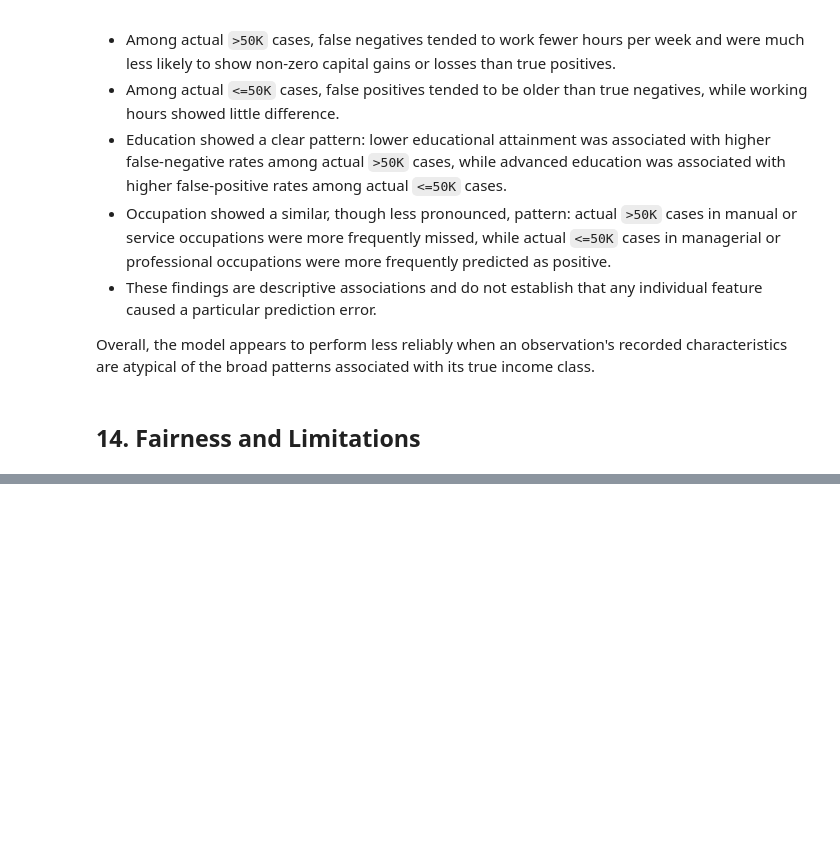
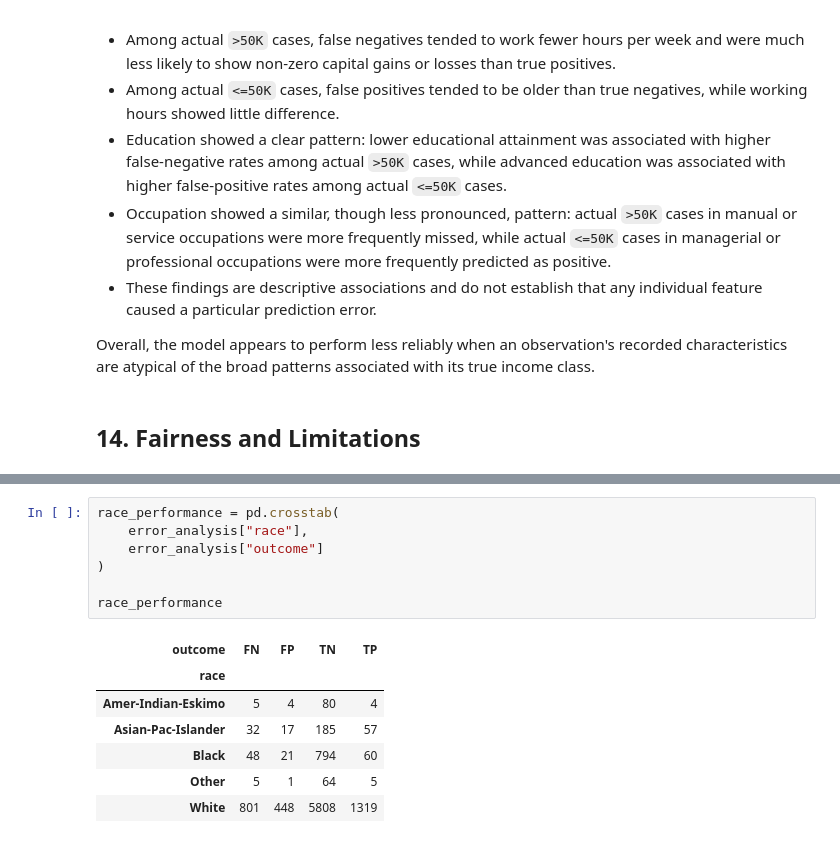
Before and after one commit to SimonYip22/adult-income-ml-classification, a Jupyter notebook: adult_income_workflow.ipynb, the cells around one changed output, grey strips where cells are left out. Saved outputs shown, nothing was run; the diff lists cells and outputs as text; blank space fills up the shorter version.

```diff
--- a/adult_income_workflow.ipynb
+++ b/adult_income_workflow.ipynb
@@ -1310,0 +1410,15 @@ Overall, the model appears to perform less reliably when an observation's record
+# %%
+race_performance = pd.crosstab(
+    error_analysis["race"],
+    error_analysis["outcome"]
+)
+
+race_performance
+# %% [output]
+| outcome | FN | FP | TN | TP |
+| race |  |  |  |  |
+| Amer-Indian-Eskimo | 5 | 4 | 80 | 4 |
+| Asian-Pac-Islander | 32 | 17 | 185 | 57 |
+| Black | 48 | 21 | 794 | 60 |
+| Other | 5 | 1 | 64 | 5 |
+| White | 801 | 448 | 5808 | 1319 |
```
Also changed, not shown: parts of 10 cells of this notebook.
